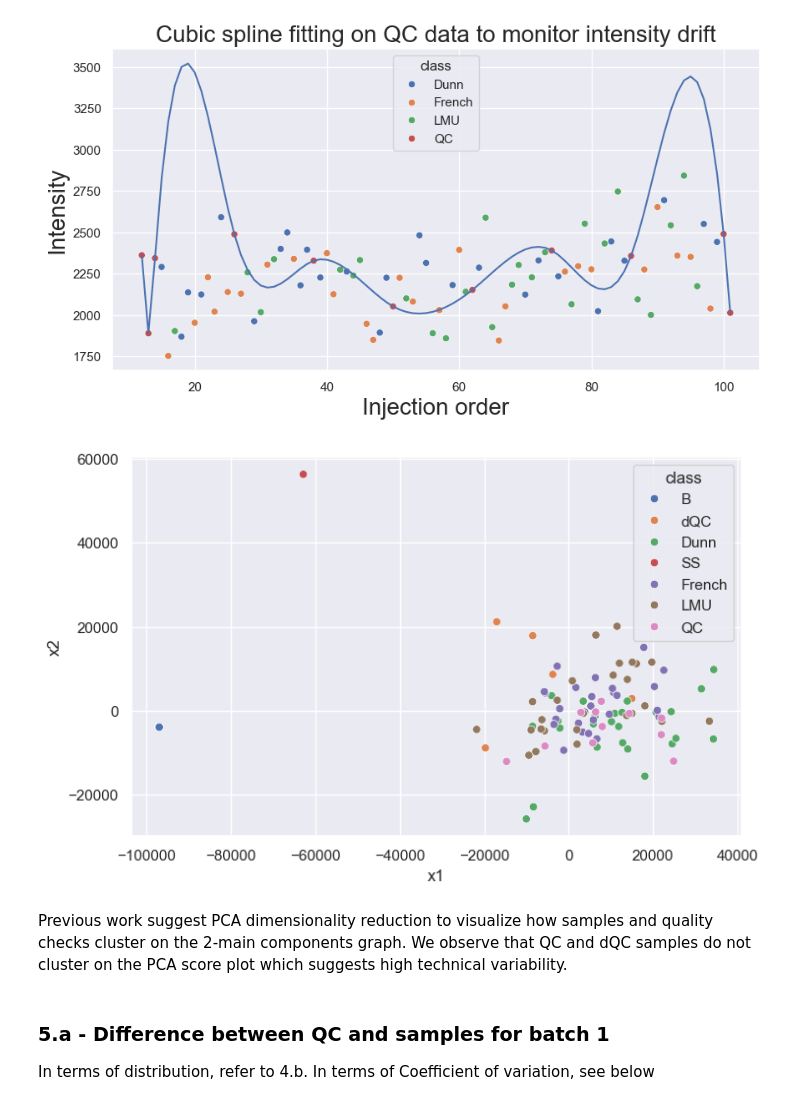
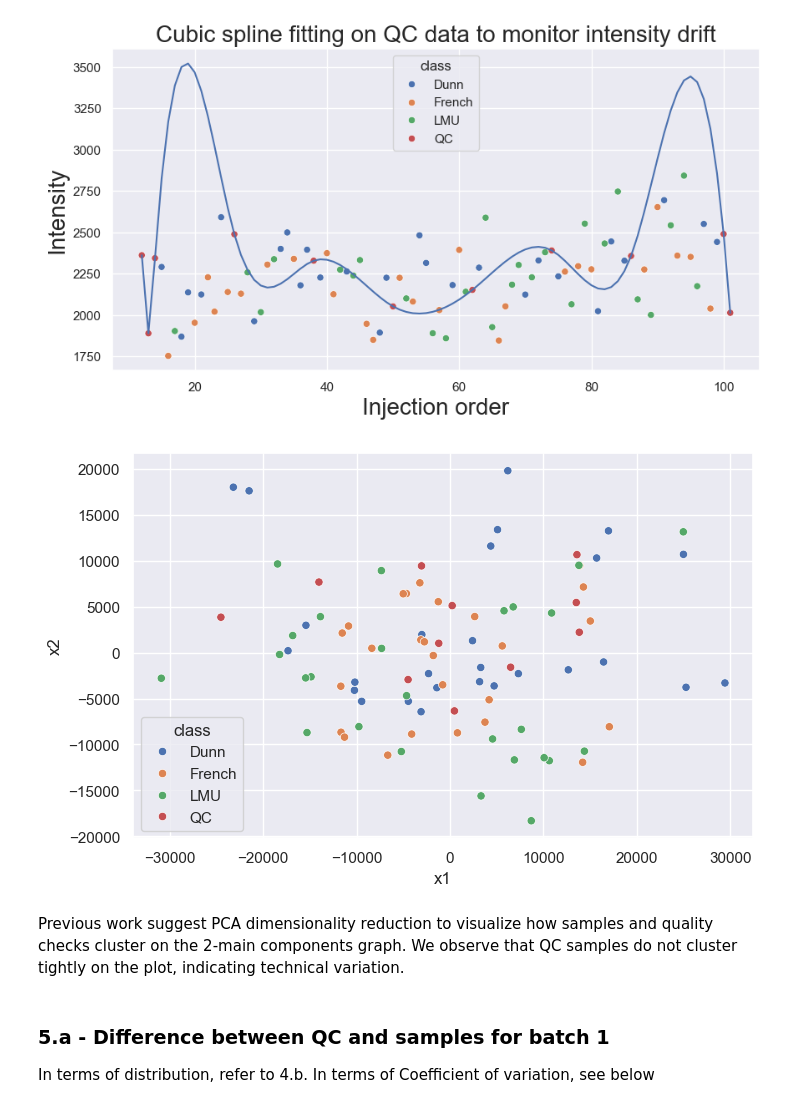
Before and after one commit to PhiCtl/glycan-biomarkers, a Jupyter notebook: src/eda/eda.ipynb, the cells around one changed output. Drawn from its saved outputs; the diff is of its cells as text; code cells hidden in the pictures.

Commit message:
Added more data processing steps

```diff
--- a/src/eda/eda.ipynb
+++ b/src/eda/eda.ipynb
@@ -467,20 +483,20 @@ plt.plot([i for i in range(12, 102, 1)], cs([i for i in range(12, 102, 1)]))
 # %%
 from sklearn.decomposition import PCA
 
 pca_2d = PCA(n_components=2)
-X = df_data[df_data['batch'] == 1].drop(['class', 'sample', 'order', 'batch', 'sub_batch'], axis=1).to_numpy()
+df_X = df_data[(df_data['batch'] == 1) & (df_data['class'].isin(['QC', 'Dunn', 'LMU', 'French']))].reset_index(drop=True)
+X = df_X.drop(['class', 'sample', 'order', 'batch', 'sub_batch'], axis=1).to_numpy()
 X_new = pca_2d.fit_transform(X)
 
 sns.set(rc = {'figure.figsize':(8, 5)})
 df_plot = pd.DataFrame(X_new, columns=['x1', 'x2'])
-df_plot['class'] = df_data['class']
-df_plot['sub_batch'] = df_data['sub_batch']
+df_plot['class'] = df_X['class']
 
 fig = sns.scatterplot(df_plot, x='x1', y='x2', hue='class')#, style='sub_batch')
 # %% [output]
-[figure, old version]
+[figure, new version]
 # %% [markdown]
-Previous work suggest PCA dimensionality reduction to visualize how samples and quality checks cluster on the 2-main components graph. We observe that QC and dQC samples do not cluster on the PCA score plot which suggests high technical variability.
+Previous work suggest PCA dimensionality reduction to visualize how samples and quality checks cluster on the 2-main components graph. We observe that QC samples do not cluster tightly on the plot, indicating technical variation.
 # %% [markdown]
 ### 5.a - Difference between QC and samples for batch 1
 
```
Also changed, not shown: parts of 2 cells of this notebook, 1 other file.
